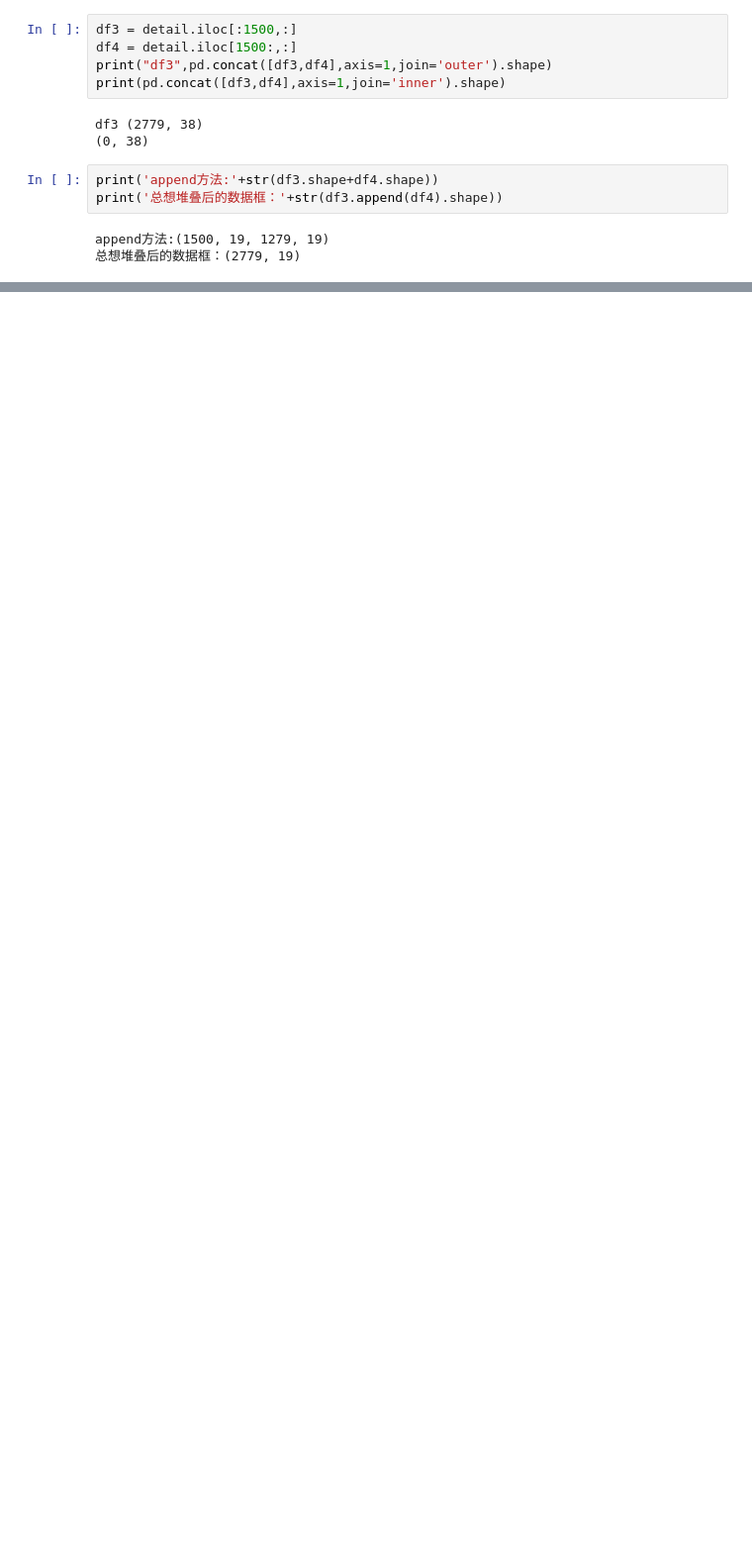
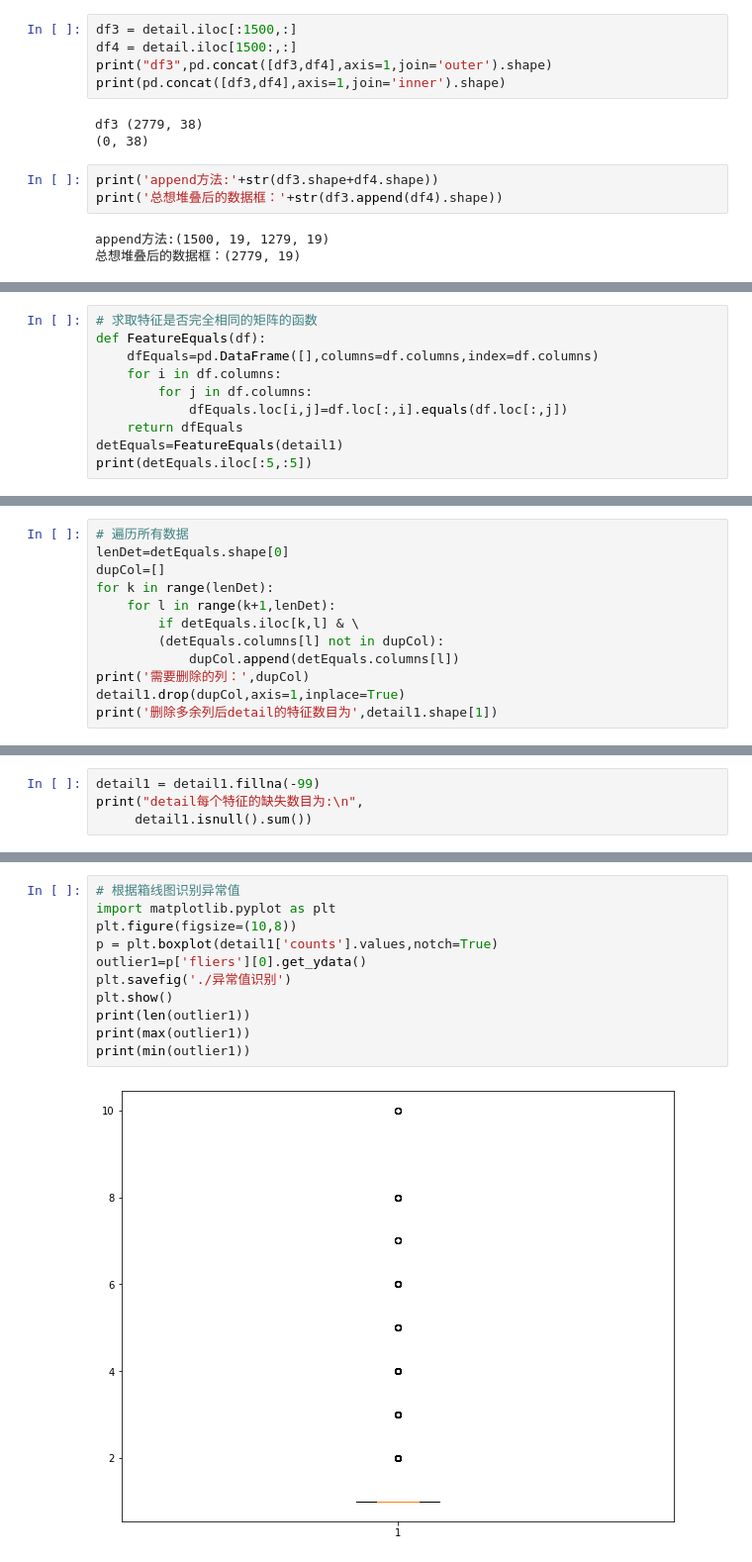
Before and after one commit to ambitiousCC/PythonTools, a Jupyter notebook: pythonInSchool/5/pandas数据预处理.ipynb, the cells around one changed output, grey strips where cells are left out. Shown at 99% size. Drawn from its saved outputs; the diff is of its cells as text; blank space fills up the shorter version.

```diff
--- a/pythonInSchool/5/pandas数据预处理.ipynb
+++ b/pythonInSchool/5/pandas数据预处理.ipynb
@@ -63,0 +203,10 @@ KeyError: 'info_id'
+# %%
+# 求取特征是否完全相同的矩阵的函数
+def FeatureEquals(df):
+    dfEquals=pd.DataFrame([],columns=df.columns,index=df.columns)
+    for i in df.columns:
+        for j in df.columns:
+            dfEquals.loc[i,j]=df.loc[:,i].equals(df.loc[:,j])
+    return dfEquals
+detEquals=FeatureEquals(detail1)
+print(detEquals.iloc[:5,:5])
@@ -63,0 +227,12 @@ KeyError: 'info_id'
+# %%
+# 遍历所有数据
+lenDet=detEquals.shape[0]
+dupCol=[]
+for k in range(lenDet):
+    for l in range(k+1,lenDet):
+        if detEquals.iloc[k,l] & \
+        (detEquals.columns[l] not in dupCol):
+            dupCol.append(detEquals.columns[l])
+print('需要删除的列：',dupCol)
+detail1.drop(dupCol,axis=1,inplace=True)
+print('删除多余列后detail的特征数目为',detail1.shape[1])
@@ -63,0 +285,4 @@ KeyError: 'info_id'
+# %%
+detail1 = detail1.fillna(-99)
+print("detail每个特征的缺失数目为:\n",
+     detail1.isnull().sum())
@@ -63,0 +354,13 @@ KeyError: 'info_id'
+# %%
+# 根据箱线图识别异常值
+import matplotlib.pyplot as plt
+plt.figure(figsize=(10,8))
+p = plt.boxplot(detail1['counts'].values,notch=True)
+outlier1=p['fliers'][0].get_ydata()
+plt.savefig('./异常值识别')
+plt.show()
+print(len(outlier1))
+print(max(outlier1))
+print(min(outlier1))
+# %% [output]
+[figure, added]
```
Also changed, not shown: parts of 42 cells of this notebook, 12 other files.
